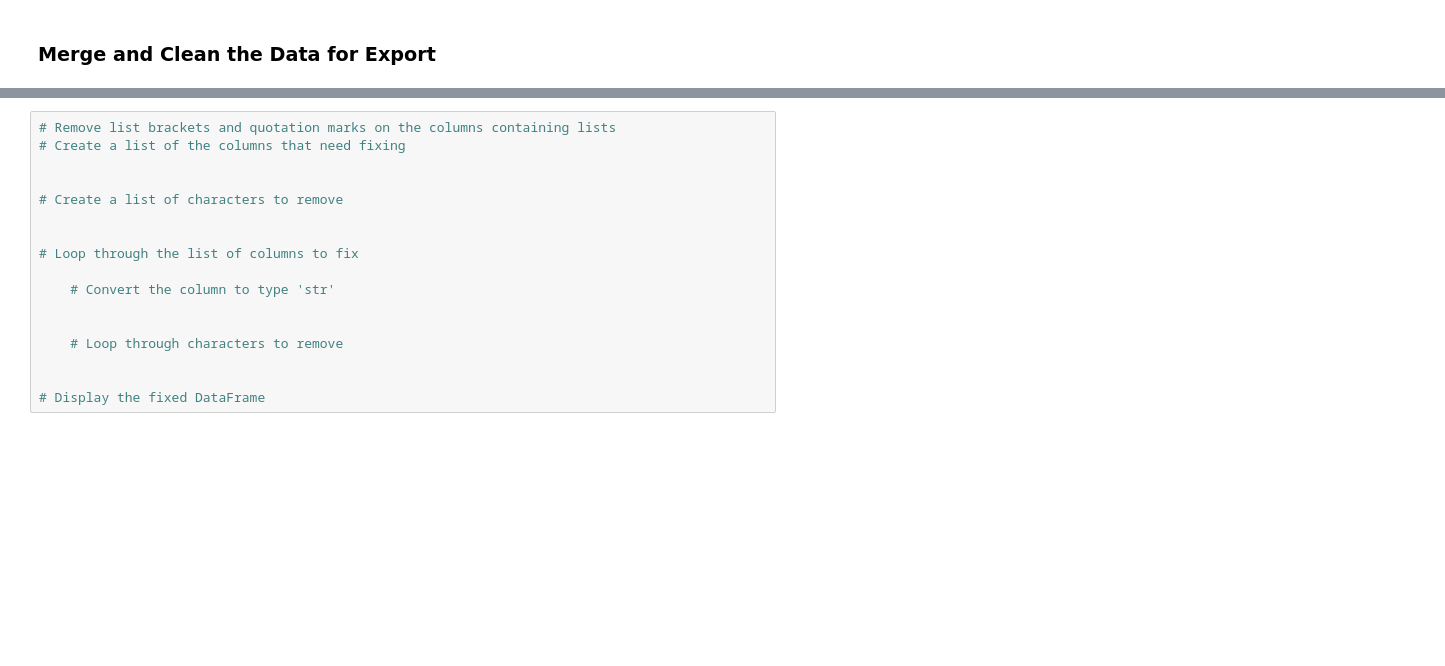
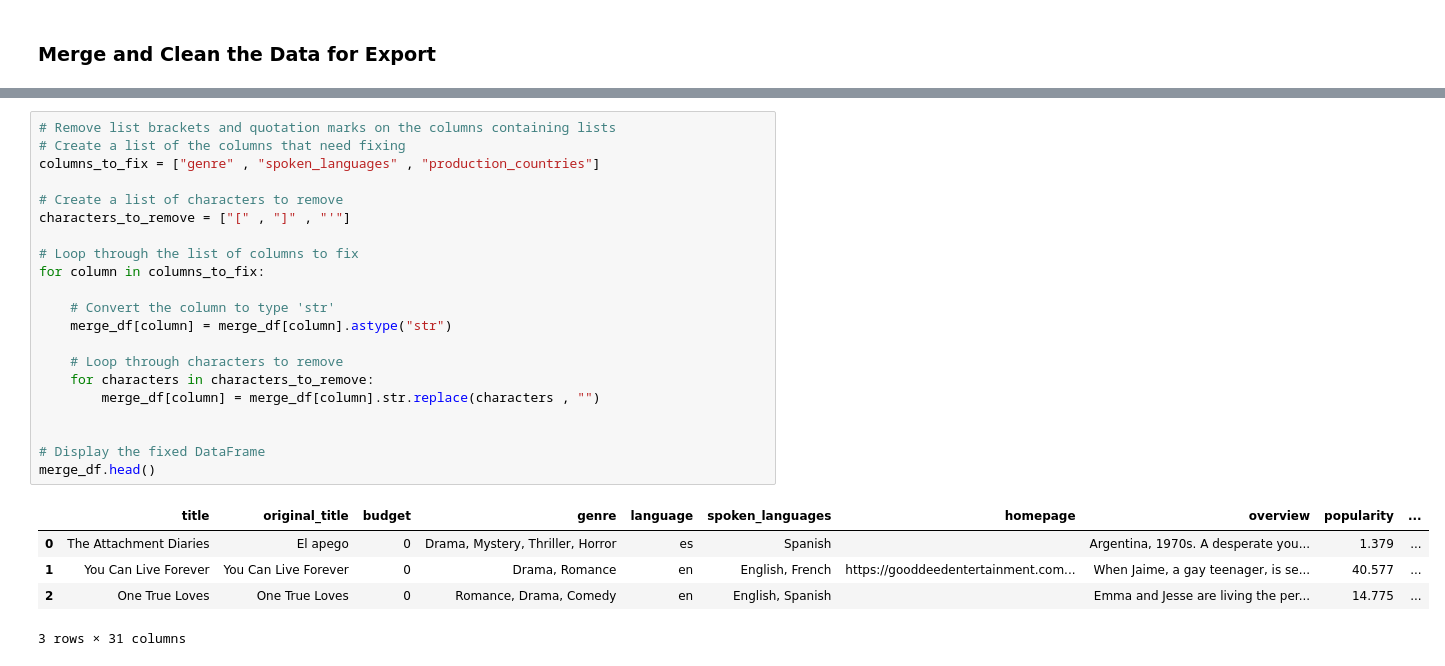
Before and after one commit to tawlee/data-source-challenge, a Jupyter notebook: retrieve_movie_data.ipynb, the cells around one changed output, grey strips where cells are left out. Cells and saved outputs as stored; diff of their text form; blank space fills up the shorter version.

```diff
--- a/retrieve_movie_data.ipynb
+++ b/retrieve_movie_data.ipynb
@@ -325,19 +431,29 @@ https://api.themoviedb.org/3/search/movie?api_key=0e0a93f020bb66fe189c2532157119
 # %%
 # Remove list brackets and quotation marks on the columns containing lists
 # Create a list of the columns that need fixing
-
+columns_to_fix = ["genre" , "spoken_languages" , "production_countries"]
 
 # Create a list of characters to remove
-
+characters_to_remove = ["[" , "]" , "'"]
 
 # Loop through the list of columns to fix
+for column in columns_to_fix:
 
     # Convert the column to type 'str'
-
+    merge_df[column] = merge_df[column].astype("str")
 
     # Loop through characters to remove
+    for characters in characters_to_remove:
+        merge_df[column] = merge_df[column].str.replace(characters , "")
 
 
 # Display the fixed DataFrame
+merge_df.head()
+# %% [output]
+|  | title | original_title | budget | genre | language | spoken_languages | homepage | overview | popularity | ... |
+| 0 | The Attachment Diaries | El apego | 0 | Drama, Mystery, Thriller, Horror | es | Spanish |  | Argentina, 1970s. A desperate you... | 1.379 | ... |
+| 1 | You Can Live Forever | You Can Live Forever | 0 | Drama, Romance | en | English, French | https://gooddeedentertainment.com... | When Jaime, a gay teenager, is se... | 40.577 | ... |
+| 2 | One True Loves | One True Loves | 0 | Romance, Drama, Comedy | en | English, Spanish |  | Emma and Jesse are living the per... | 14.775 | ... |
+3 rows × 31 columns
 # %%
 # Drop "byline.person" column
```
Also changed, not shown: parts of 8 cells of this notebook, 1 other file.
